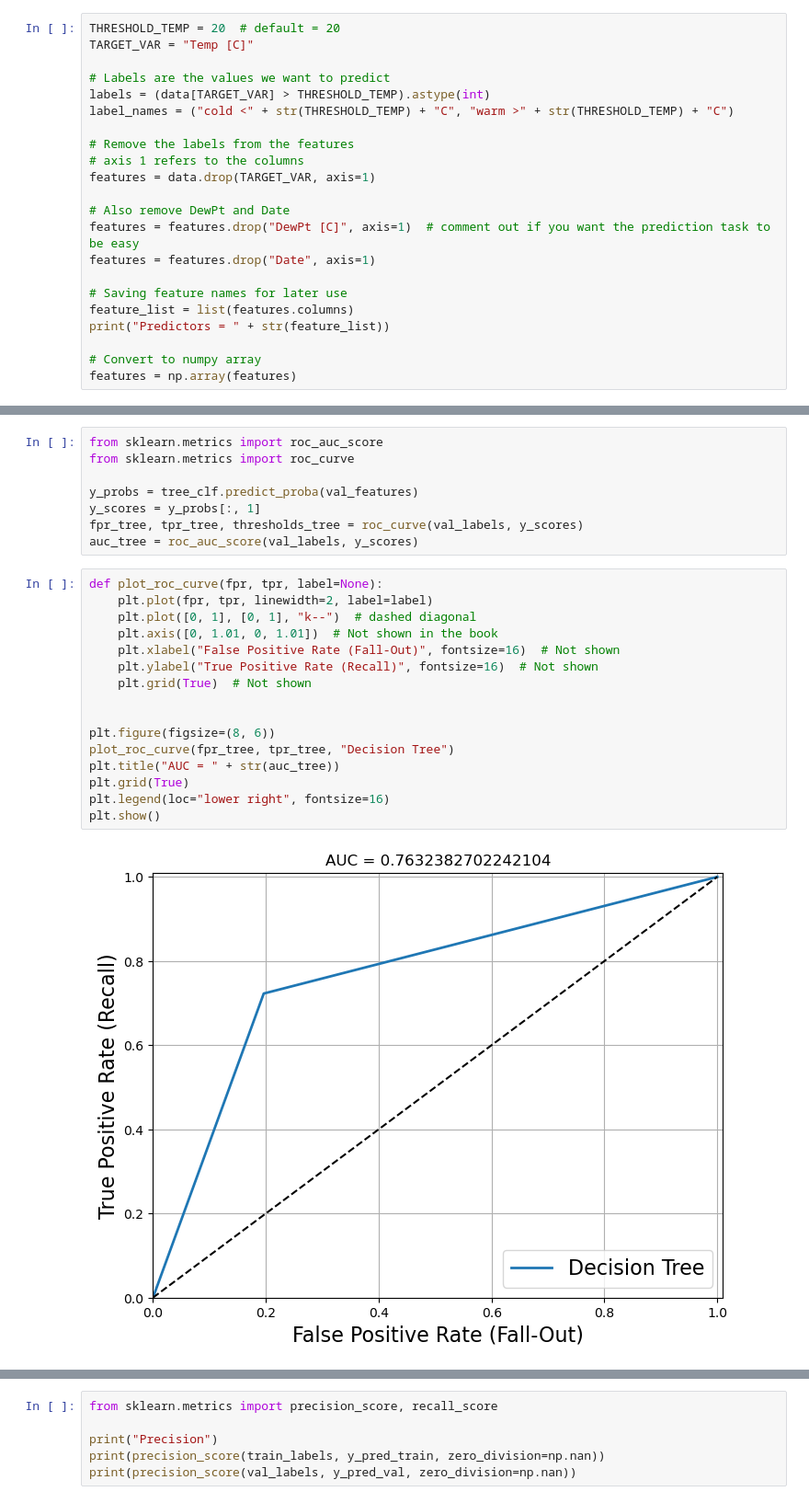
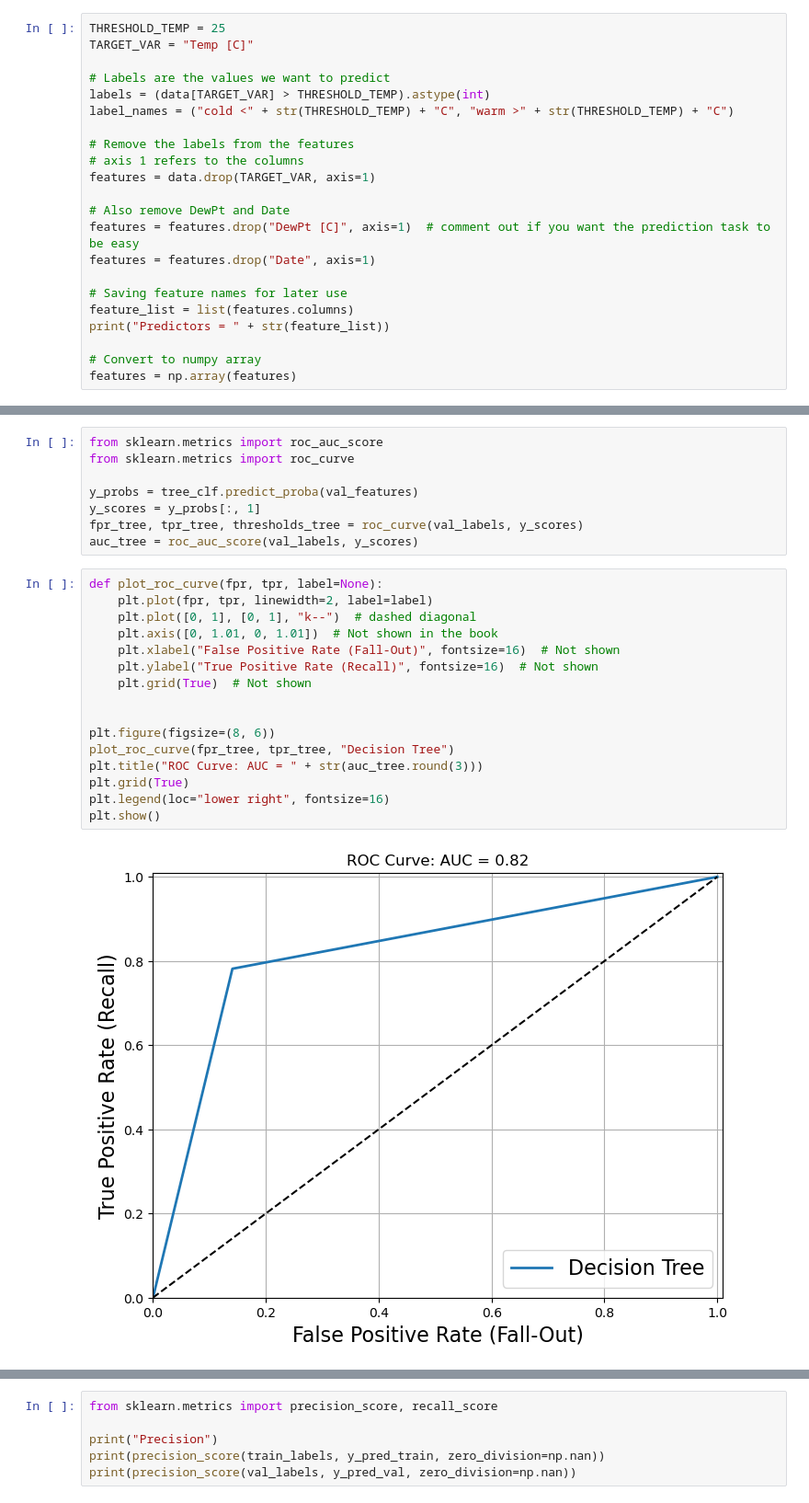
Before and after one commit to eabarnes1010/course_ml_ats, a Jupyter notebook: code/tree_classifier_binary_christman.ipynb, the cells around one changed output, grey strips where cells are left out. Shown at 92% size. Cells and saved outputs as stored; diff of their text form.

```diff
--- a/code/tree_classifier_binary_christman.ipynb
+++ b/code/tree_classifier_binary_christman.ipynb
@@ -105,7 +105,7 @@ data.describe()
 # %% [markdown]
 The pandas table is handy for a quick glance, but we need to organize some numpy arrays that separately contain our features and labels.
 # %%
-THRESHOLD_TEMP = 20  # default = 20
+THRESHOLD_TEMP = 25
 TARGET_VAR = "Temp [C]"
 
 # Labels are the values we want to predict
@@ -291,18 +291,18 @@ auc_tree = roc_auc_score(val_labels, y_scores)
 # %%
 def plot_roc_curve(fpr, tpr, label=None):
     plt.plot(fpr, tpr, linewidth=2, label=label)
     plt.plot([0, 1], [0, 1], "k--")  # dashed diagonal
     plt.axis([0, 1.01, 0, 1.01])  # Not shown in the book
     plt.xlabel("False Positive Rate (Fall-Out)", fontsize=16)  # Not shown
     plt.ylabel("True Positive Rate (Recall)", fontsize=16)  # Not shown
     plt.grid(True)  # Not shown
 
 
 plt.figure(figsize=(8, 6))
 plot_roc_curve(fpr_tree, tpr_tree, "Decision Tree")
-plt.title("AUC = " + str(auc_tree))
+plt.title("ROC Curve: AUC = " + str(auc_tree.round(3)))
 plt.grid(True)
 plt.legend(loc="lower right", fontsize=16)
 plt.show()
 # %% [output]
-[figure, old version]
+[figure, new version]
```
Also changed, not shown: parts of 8 cells of this notebook, 2 other files.
